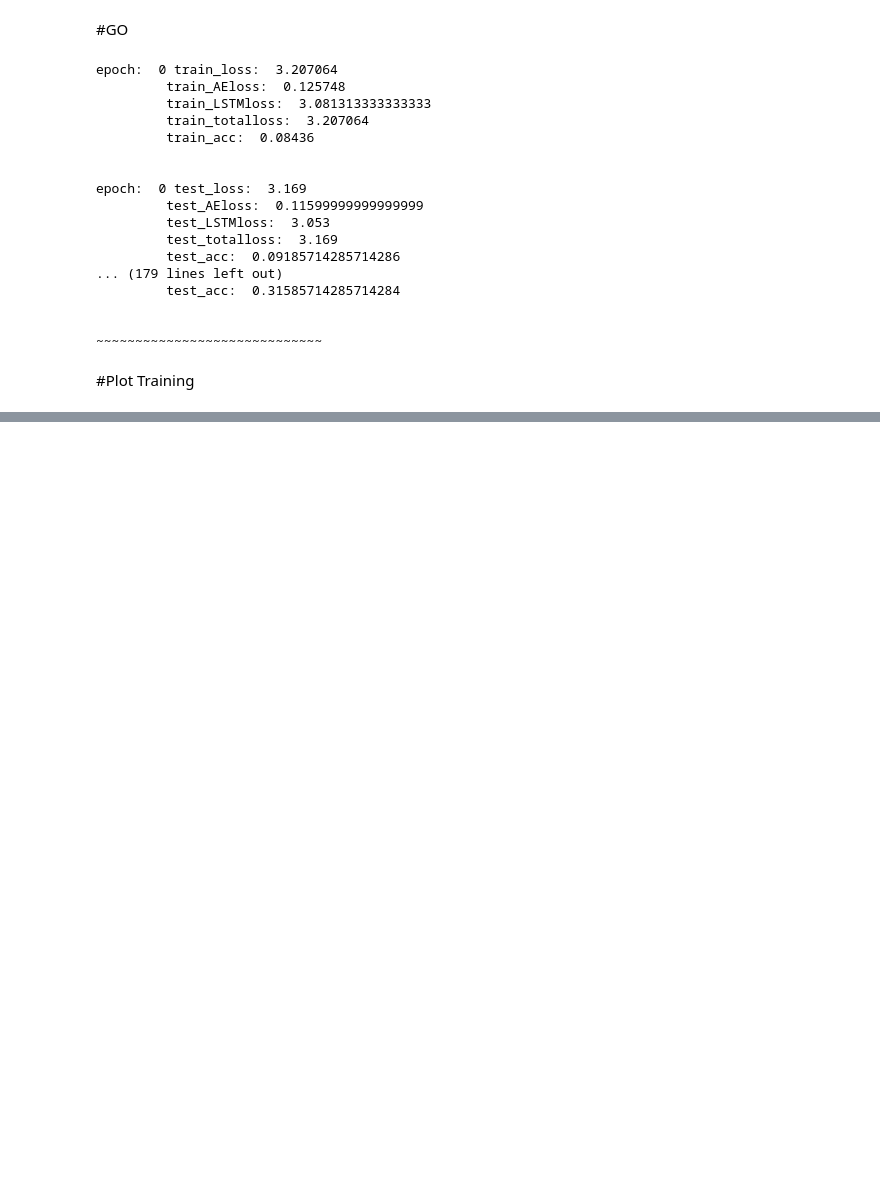
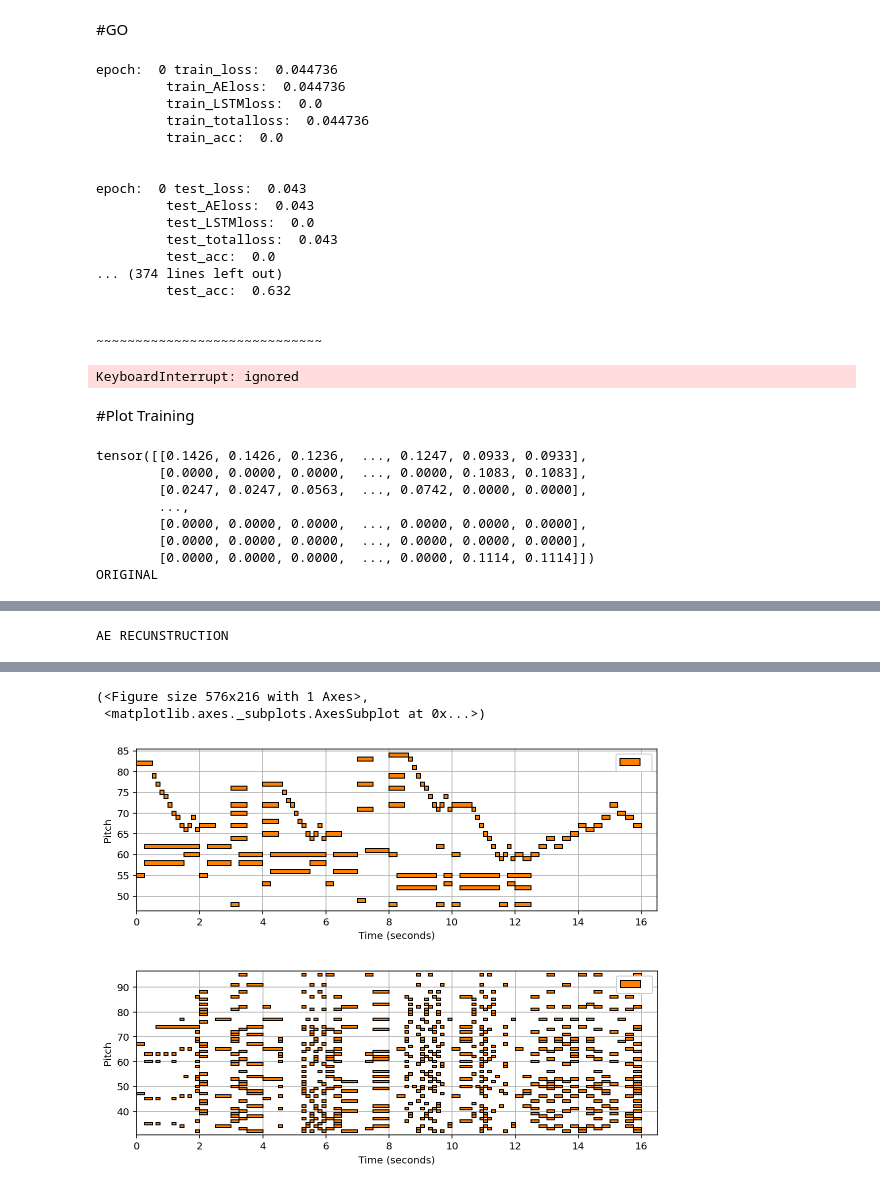
Before and after one commit to jmhuer/Fall2021MusicResearch, a Jupyter notebook: HarmonyReductionAndDecompostion/pytorch_AEwLSTM.ipynb, the cells around one changed output, grey strips where cells are left out. Saved outputs shown, nothing was run; the diff lists cells and outputs as text; code cells hidden in the pictures; blank space fills up the shorter version.

```diff
--- a/HarmonyReductionAndDecompostion/pytorch_AEwLSTM.ipynb
+++ b/HarmonyReductionAndDecompostion/pytorch_AEwLSTM.ipynb
@@ -82,7 +82,7 @@ class BPS(Dataset):
             temp2.append(torch.tensor(chord).double())
             temp3.append(torch.tensor(cc).double())
             i+=1
-            if i > 30000: break
+            # if i > 30000: break
         self.all_data = torch.stack(temp).permute(0,1,3,2)
         self.label = torch.stack(temp2)
         self.chord_change = torch.stack(temp3)
@@ -131,7 +131,7 @@ def load_data(train_data, test_data,  num_workers=0, batch_size=16, random_seed
     print("Size of val dataset: ",len(dataset_val))
 
     dataloaders = {
-        'train': DataLoader(dataset_train, batch_size=batch_size, shuffle=False, drop_last=True),
+        'train': DataLoader(dataset_train, batch_size=batch_size, shuffle=True, drop_last=True),
         'val': DataLoader(dataset_val, batch_size=batch_size, shuffle=False, drop_last=True)
     }
     return dataloaders
@@ -684,7 +684,7 @@ cuda
 # %%
 
 ##START TRAINING
-epochs = 25
+epochs = 60
 batch_size = 40
 num_train_batches = 30001//batch_size #30001 total examples
 num_test_batches = 297//batch_size
@@ -693,7 +693,8 @@ status = History(batch_size=batch_size)
 AE_ON=True
 teststep = 0
 trainstep = 0
-loss_ae_const = 3
+loss_ae_const = 1
+pretrain_AE = 5
 
 for epoch in range(epochs):
     ##~~~~~~~~~~TRAIN~~~~~~~~~~
@@ -703,12 +704,15 @@ for epoch in range(epochs):
                 aeloss, E_batchdata  = do_AEbatch(_batchdata, autoencoder, AEcriterion, routing_l1_regularization=False)
                 autoencoder.distort_prob = max(autoencoder.distort_prob - args['distort_prob_decay'], 0)
             elif AE_ON==False:
-                E_batchdata = _batchdata
-                aeloss = torch.zeros(1).to(device)
+                E_batchdata, aeloss = _batchdata, torch.zeros(1).to(device)
 
+            # E_batchdata[0] = E_batchdata[0] + _batchdata[0]
             #LSTM PASS
-            # E_batchdata[0] = _batchdata[0] * E_batchdata[0]
-            lstmloss, acc = do_LSTMbatch(lstm, E_batchdata, optimizer, LSTMcriterion, device)
+            if epoch >= pretrain_AE:
+                lstmloss, acc = do_LSTMbatch(lstm, E_batchdata, optimizer, LSTMcriterion, device)
+            else:
+                lstmloss, acc = torch.zeros(1).to(device), 0.0
+
 
             #COMBINED LOSS
             loss = loss_ae_const*aeloss + lstmloss
@@ -731,15 +735,19 @@ for epoch in range(epochs):
 
     ##~~~~~~~~~~TEST~~~~~~~~~~
     for _data in dataset["val"]:
-       #AE PASS
+            #AE PASS
             if AE_ON==True:
                 aeloss, E_batchdata  = do_AEbatch(_data, autoencoder, AEcriterion, routing_l1_regularization=False)
+                autoencoder.distort_prob = max(autoencoder.distort_prob - args['distort_prob_decay'], 0)
             elif AE_ON==False:
-                E_batchdata = _data
-                aeloss = torch.zeros(1).to(device)
+                E_batchdata, aeloss = _data, torch.zeros(1).to(device)
 
+            # E_batchdata[0] = E_batchdata[0] + _data[0]
             #LSTM PASS
-            lstmloss, acc = do_LSTMbatch(lstm, E_batchdata, optimizer, LSTMcriterion, device)
+            if epoch >= pretrain_AE:
+                lstmloss, acc = do_LSTMbatch(lstm, E_batchdata, optimizer, LSTMcriterion, device)
+            else:
+                lstmloss, acc = torch.zeros(1).to(device), 0.0
 
             #COMBINED LOSS
             loss = loss_ae_const*aeloss + lstmloss
@@ -755,23 +763,24 @@ for epoch in range(epochs):
     status.print_test_batch(epoch=epoch, num_batches=num_test_batches)
     print("~~~~~~~~~~~~~~~~~~~~~~~~~~~~~")
 # %% [output]
-epoch:  0 train_loss:  3.207064
-         train_AEloss:  0.125748
-         train_LSTMloss:  3.081313333333333
-         train_totalloss:  3.207064
-         train_acc:  0.08436
+epoch:  0 train_loss:  0.044736
+         train_AEloss:  0.044736
+         train_LSTMloss:  0.0
+         train_totalloss:  0.044736
+         train_acc:  0.0
 
 
-epoch:  0 test_loss:  3.169
-         test_AEloss:  0.11599999999999999
-         test_LSTMloss:  3.053
-         test_totalloss:  3.169
-         test_acc:  0.09185714285714286
-... (179 lines left out)
-         test_acc:  0.31585714285714284
+epoch:  0 test_loss:  0.043
+         test_AEloss:  0.043
+         test_LSTMloss:  0.0
+         test_totalloss:  0.043
+         test_acc:  0.0
+... (374 lines left out)
+         test_acc:  0.632
 
 
 ~~~~~~~~~~~~~~~~~~~~~~~~~~~~~
+KeyboardInterrupt: ignored
 # %%
 def keepTOPkpitch(A, K):
     K = K # Select top K values along each column
@@ -839,7 +848,7 @@ import IPython.display
 import libfmp.c1
 
 
-index = 1 ## 44 66 & 0 & 1 500 omg 1021
+index = 44 ## 44 66 & 0 & 1 500 omg 1021
 # tranform = dataset["train"].dataset.transform["inverse_norm"]
 for i,batch in enumerate(dataset["train"]):
     if i == index:
@@ -849,8 +858,8 @@ for i,batch in enumerate(dataset["train"]):
 
         piano_roll = xpred_var[0][0].detach().cpu()
         print(piano_roll)
-        piano_roll = keepTOPkpitch(piano_roll, K=3)
-        # piano_roll = (piano_roll>=1.2)
+        # piano_roll = keepTOPkpitch(piano_roll, K=3)
+        # piano_roll = (piano_roll>=0.1)
         break
 
 
@@ -870,3 +879,12 @@ IPython.display.display(IPython.display.Audio(pm.synthesize(fs=16000), rate=1600
 
 score = libfmp.c1.midi_to_list(pm)
 libfmp.c1.visualize_piano_roll(score, figsize=(8, 3))
+# %% [output]
+tensor([[0.1426, 0.1426, 0.1236,  ..., 0.1247, 0.0933, 0.0933],
+        [0.0000, 0.0000, 0.0000,  ..., 0.0000, 0.1083, 0.1083],
+        [0.0247, 0.0247, 0.0563,  ..., 0.0742, 0.0000, 0.0000],
+        ...,
+        [0.0000, 0.0000, 0.0000,  ..., 0.0000, 0.0000, 0.0000],
+        [0.0000, 0.0000, 0.0000,  ..., 0.0000, 0.0000, 0.0000],
+        [0.0000, 0.0000, 0.0000,  ..., 0.0000, 0.1114, 0.1114]])
+ORIGINAL
@@ -872,0 +892 @@ libfmp.c1.visualize_piano_roll(score, figsize=(8, 3))
+AE RECUNSTRUCTION
@@ -872,0 +894,4 @@ libfmp.c1.visualize_piano_roll(score, figsize=(8, 3))
+(<Figure size 576x216 with 1 Axes>,
+ <matplotlib.axes._subplots.AxesSubplot at 0x...>)
+[figure, added]
+[figure, added]
```
Also changed, not shown: parts of 7 cells of this notebook.
